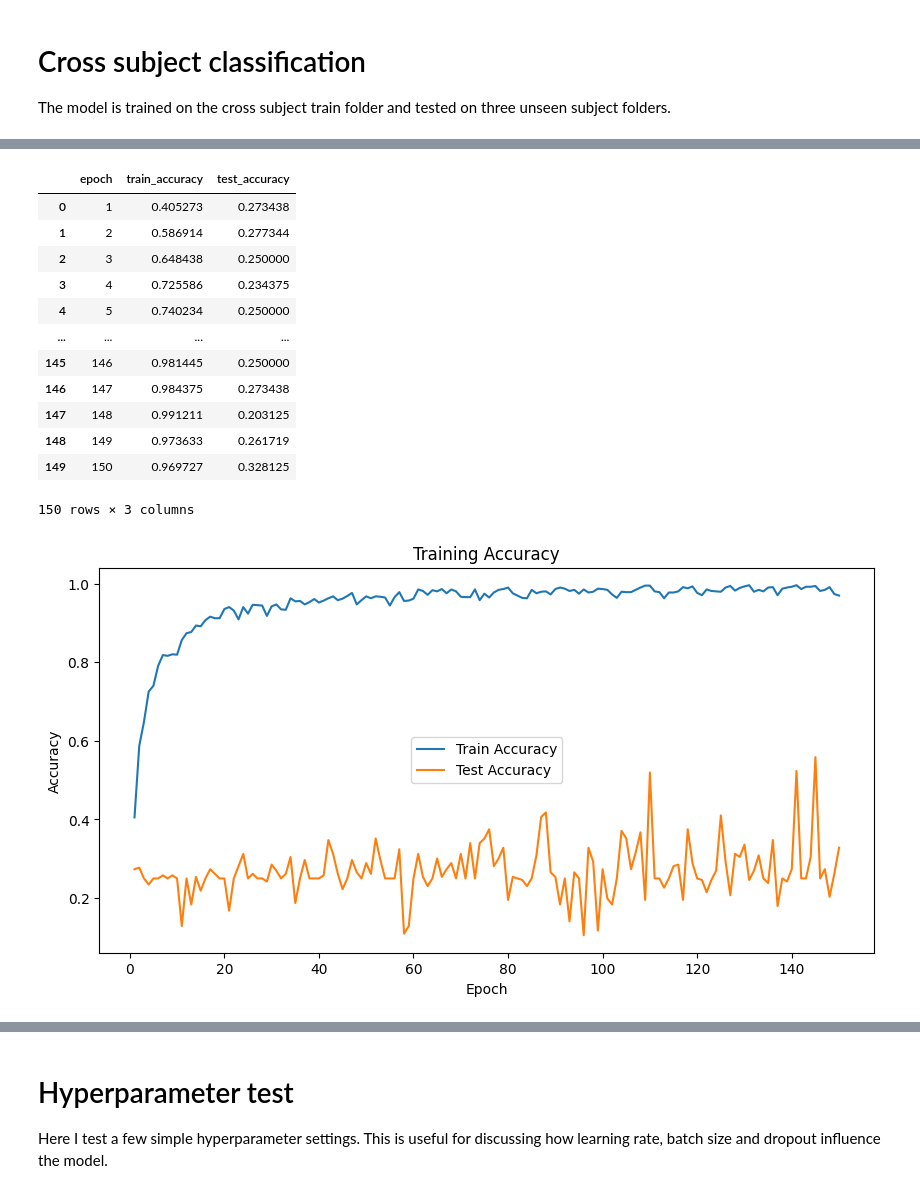
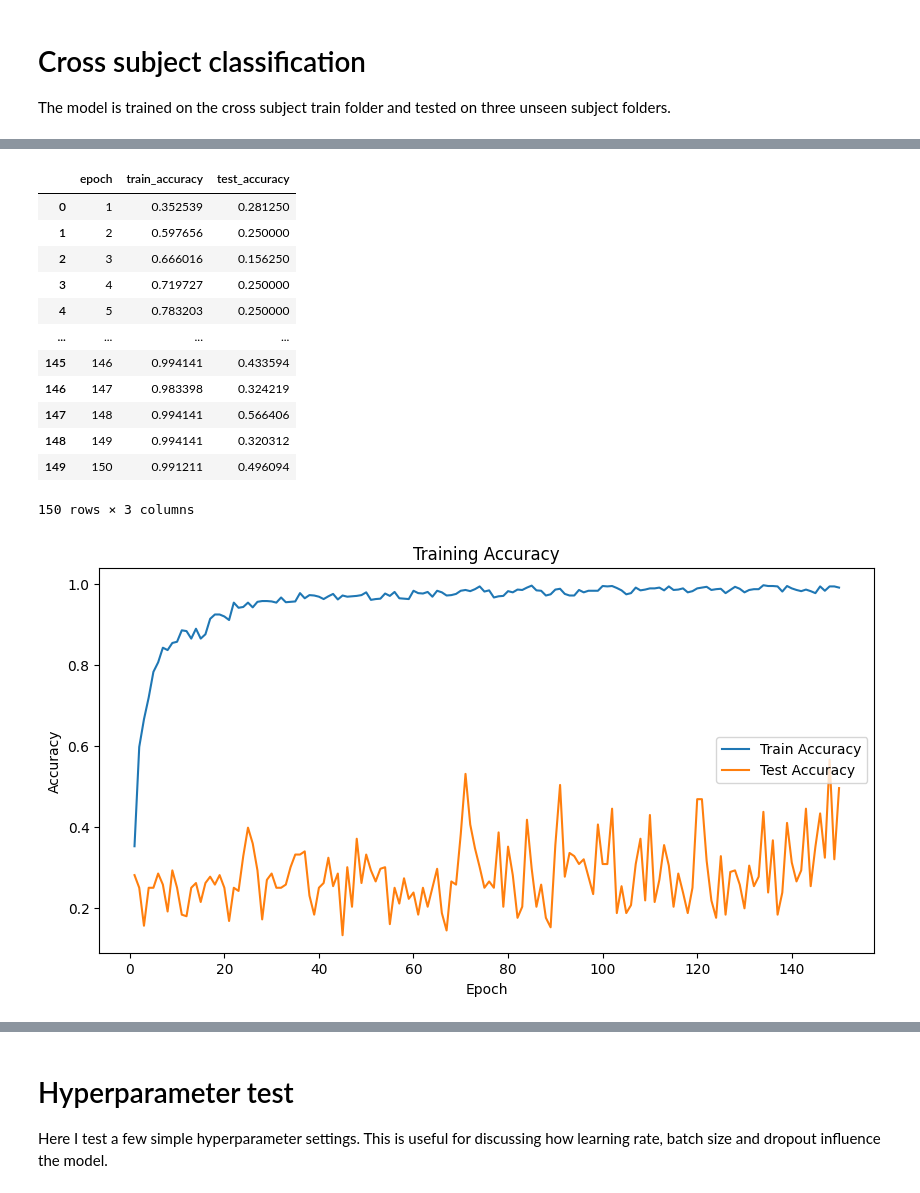
Before and after one commit to Mashu02/DeepLearning_Assignment2, a Jupyter notebook: code_mus.ipynb, the cells around one changed output, grey strips where cells are left out. Drawn from its saved outputs; the diff is of its cells as text; code cells hidden in the pictures.

```diff
--- a/code_mus.ipynb
+++ b/code_mus.ipynb
@@ -278,37 +278,32 @@ class SimpleCNN(nn.Module):
     def __init__(self, num_classes=4, dropout=0.3):
         super(SimpleCNN, self).__init__()
 
-        self.conv1 = nn.Conv1d(248, 32, kernel_size=7, padding=3)
-        self.bn1 = nn.BatchNorm1d(32)
+        self.conv1 = nn.Conv1d(248, 64, kernel_size=7, padding=3)
+        self.bn1 = nn.BatchNorm1d(64)
         self.pool1 = nn.MaxPool1d(2)
 
-        self.conv2 = nn.Conv1d(32, 64, kernel_size=5, padding=2)
-        self.bn2 = nn.BatchNorm1d(64)
+        self.conv2 = nn.Conv1d(64, 128, kernel_size=5, padding=2)
+        self.bn2 = nn.BatchNorm1d(128)
         self.pool2 = nn.MaxPool1d(2)
 
-        self.conv3 = nn.Conv1d(64, 128, kernel_size=3, padding=1)
-        self.bn3 = nn.BatchNorm1d(128)
+        self.conv3 = nn.Conv1d(128, 256, kernel_size=3, padding=1)
+        self.bn3 = nn.BatchNorm1d(256)
         self.pool3 = nn.AdaptiveAvgPool1d(1)
 
-        self.dropout = nn.Dropout(dropout)
-        self.fc = nn.Linear(128, num_classes)
-
         self.classifier = nn.Sequential(
-        nn.Linear(128, 64),
-        nn.ReLU(),
-        nn.Dropout(dropout),
-
-        nn.Linear(64, num_classes)
-)
+            nn.Linear(256, 128),
+            nn.ReLU(),
+            nn.Dropout(dropout),
+            nn.Linear(128, num_classes)
+        )
 
     def forward(self, x):
         x = self.pool1(F.relu(self.bn1(self.conv1(x))))
         x = self.pool2(F.relu(self.bn2(self.conv2(x))))
         x = self.pool3(F.relu(self.bn3(self.conv3(x))))
 
-        x = x.squeeze(-1)
+        x = x.squeeze(-1)  # (batch, 256)
         x = self.classifier(x)
-
         return x
 # %%
 # class BetterCNN(nn.Module):
@@ -486,12 +481,12 @@ print("Device:", device)
 # %% [output]
 Device: cuda
 # %%
-def train_model(model, train_loader, test_loader, epochs=8, learning_rate=0.001, weight_decay=0.0):
+def train_model(model, train_loader, test_loader, epochs, optimizer):
 
     model = model.to(device)
 
     criterion = nn.CrossEntropyLoss()
-    optimizer = torch.optim.Adam(model.parameters(), lr=learning_rate, weight_decay=weight_decay)
+    #optimizer = torch.optim.Adam(model.parameters(), lr=learning_rate, weight_decay=weight_decay)
 
     history = []
 
@@ -519,7 +514,7 @@ def train_model(model, train_loader, test_loader, epochs=8, learning_rate=0.001,
         train_acc = correct / total
         test_acc = evaluate_model(model, test_loader)
 
-        if epoch % 10 == 0:
+        if epoch % 5 == 0:
             print("Epoch", epoch + 1, "Train acc:", round(train_acc, 4), "Test acc:", round(test_acc, 4))
             # print("predicted:", predicted.cpu().numpy())
             # print("actual:", y_batch.cpu().numpy())
@@ -617,13 +615,19 @@ plt.show()
 The model is trained on the cross subject train folder and tested on three unseen subject folders.
 # %%
 cross_model = SimpleCNN(dropout=0.3)
+
+optimizer = torch.optim.AdamW(
+    cross_model.parameters(),
+    lr=0.0005,
+    weight_decay=1e-3
+)
 
 cross_model, cross_history = train_model(
     cross_model,
     cross_train_loader,
     cross_test1_loader,
     epochs=150,
-    learning_rate=0.001
+    optimizer=optimizer
 )
 
 cross_history
@@ -646,15 +650,15 @@ Epoch 141 Train acc: 0.9961 Test acc: 0.5234
 |  | epoch | train_accuracy | test_accuracy |
-| 0 | 1 | 0.405273 | 0.273438 |
-| 1 | 2 | 0.586914 | 0.277344 |
-| 2 | 3 | 0.648438 | 0.250000 |
-| 3 | 4 | 0.725586 | 0.234375 |
-| 4 | 5 | 0.740234 | 0.250000 |
+| 0 | 1 | 0.352539 | 0.281250 |
+| 1 | 2 | 0.597656 | 0.250000 |
+| 2 | 3 | 0.666016 | 0.156250 |
+| 3 | 4 | 0.719727 | 0.250000 |
+| 4 | 5 | 0.783203 | 0.250000 |
 | ... | ... | ... | ... |
-| 145 | 146 | 0.981445 | 0.250000 |
-| 146 | 147 | 0.984375 | 0.273438 |
-| 147 | 148 | 0.991211 | 0.203125 |
-| 148 | 149 | 0.973633 | 0.261719 |
-| 149 | 150 | 0.969727 | 0.328125 |
+| 145 | 146 | 0.994141 | 0.433594 |
+| 146 | 147 | 0.983398 | 0.324219 |
+| 147 | 148 | 0.994141 | 0.566406 |
+| 148 | 149 | 0.994141 | 0.320312 |
+| 149 | 150 | 0.991211 | 0.496094 |
 150 rows × 3 columns
 # %%
 import matplotlib.pyplot as plt
@@ -668,7 +672,7 @@ plt.title('Training Accuracy')
 plt.legend()
 plt.show()
 # %% [output]
-[figure, old version]
+[figure, new version]
 # %%
 cross_test1_acc = evaluate_model(cross_model, cross_test1_loader)
 cross_test2_acc = evaluate_model(cross_model, cross_test2_loader)
```
Also changed, not shown: parts of 8 cells of this notebook.
